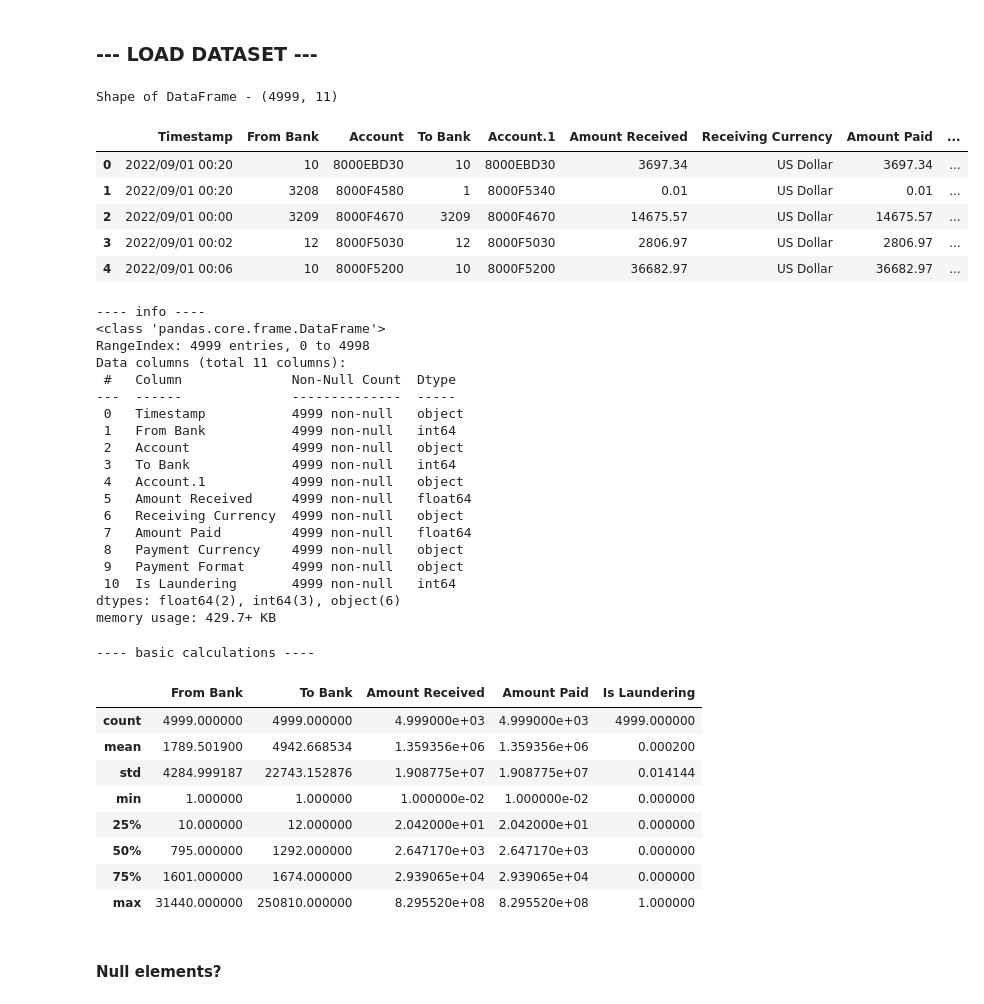
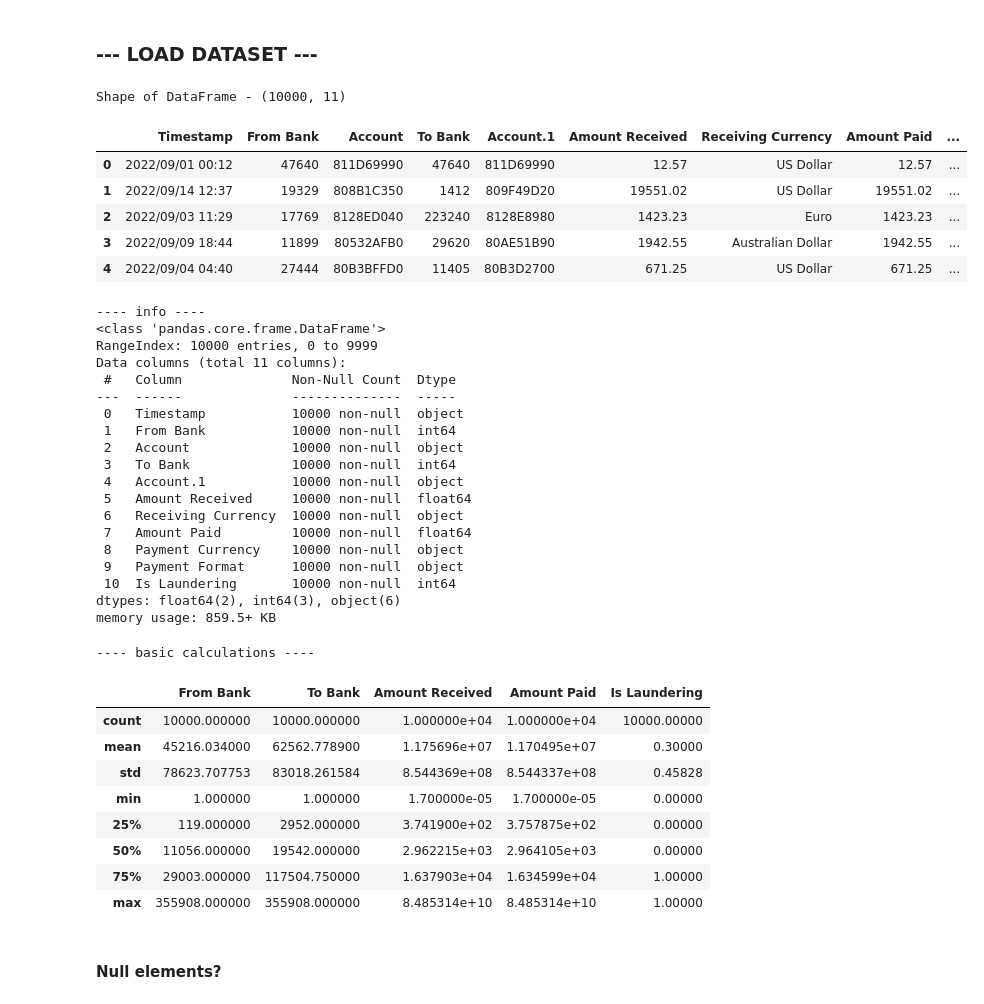
Before and after one commit to owhygithub/AML-fraud-detector, a Jupyter notebook: 1-graph.ipynb, the cells around one changed output. Cells and saved outputs as stored; diff of their text form; code cells hidden in the pictures.

```diff
--- a/1-graph.ipynb
+++ b/1-graph.ipynb
@@ -26,55 +26,55 @@ from functions import *
 # %% [markdown]
 ### --- LOAD DATASET ---
 # %%
-filename = "/Users/owhy/Documents/Datasets/HI-Small_Trans_3.csv"
+filename = "/Users/owhy/Documents/Datasets/HI-Small_Trans_balanced.csv"
 data = pd.read_csv(filename)
 print(f"Shape of DataFrame - {data.shape}")
 data.head()
 # %% [output]
-Shape of DataFrame - (4999, 11)
+Shape of DataFrame - (10000, 11)
 |  | Timestamp | From Bank | Account | To Bank | Account.1 | Amount Received | Receiving Currency | Amount Paid | ... |
-| 0 | 2022/09/01 00:20 | 10 | 8000EBD30 | 10 | 8000EBD30 | 3697.34 | US Dollar | 3697.34 | ... |
-| 1 | 2022/09/01 00:20 | 3208 | 8000F4580 | 1 | 8000F5340 | 0.01 | US Dollar | 0.01 | ... |
-| 2 | 2022/09/01 00:00 | 3209 | 8000F4670 | 3209 | 8000F4670 | 14675.57 | US Dollar | 14675.57 | ... |
-| 3 | 2022/09/01 00:02 | 12 | 8000F5030 | 12 | 8000F5030 | 2806.97 | US Dollar | 2806.97 | ... |
-| 4 | 2022/09/01 00:06 | 10 | 8000F5200 | 10 | 8000F5200 | 36682.97 | US Dollar | 36682.97 | ... |
+| 0 | 2022/09/01 00:12 | 47640 | 811D69990 | 47640 | 811D69990 | 12.57 | US Dollar | 12.57 | ... |
+| 1 | 2022/09/14 12:37 | 19329 | 808B1C350 | 1412 | 809F49D20 | 19551.02 | US Dollar | 19551.02 | ... |
+| 2 | 2022/09/03 11:29 | 17769 | 8128ED040 | 223240 | 8128E8980 | 1423.23 | Euro | 1423.23 | ... |
+| 3 | 2022/09/09 18:44 | 11899 | 80532AFB0 | 29620 | 80AE51B90 | 1942.55 | Australian Dollar | 1942.55 | ... |
+| 4 | 2022/09/04 04:40 | 27444 | 80B3BFFD0 | 11405 | 80B3D2700 | 671.25 | US Dollar | 671.25 | ... |
 # %%
 print("---- info ----")
 data.info()
 # %% [output]
 ---- info ----
 <class 'pandas.core.frame.DataFrame'>
-RangeIndex: 4999 entries, 0 to 4998
+RangeIndex: 10000 entries, 0 to 9999
 Data columns (total 11 columns):
  #   Column              Non-Null Count  Dtype
 ---  ------              --------------  -----
- 0   Timestamp           4999 non-null   object
- 1   From Bank           4999 non-null   int64
- 2   Account             4999 non-null   object
- 3   To Bank             4999 non-null   int64
- 4   Account.1           4999 non-null   object
- 5   Amount Received     4999 non-null   float64
- 6   Receiving Currency  4999 non-null   object
- 7   Amount Paid         4999 non-null   float64
- 8   Payment Currency    4999 non-null   object
- 9   Payment Format      4999 non-null   object
- 10  Is Laundering       4999 non-null   int64
+ 0   Timestamp           10000 non-null  object
+ 1   From Bank           10000 non-null  int64
+ 2   Account             10000 non-null  object
+ 3   To Bank             10000 non-null  int64
+ 4   Account.1           10000 non-null  object
+ 5   Amount Received     10000 non-null  float64
+ 6   Receiving Currency  10000 non-null  object
+ 7   Amount Paid         10000 non-null  float64
+ 8   Payment Currency    10000 non-null  object
+ 9   Payment Format      10000 non-null  object
+ 10  Is Laundering       10000 non-null  int64
 dtypes: float64(2), int64(3), object(6)
-memory usage: 429.7+ KB
+memory usage: 859.5+ KB
 # %%
 print("---- basic calculations ----")
 data.describe()
 # %% [output]
 ---- basic calculations ----
 |  | From Bank | To Bank | Amount Received | Amount Paid | Is Laundering |
-| count | 4999.000000 | 4999.000000 | 4.999000e+03 | 4.999000e+03 | 4999.000000 |
-| mean | 1789.501900 | 4942.668534 | 1.359356e+06 | 1.359356e+06 | 0.000200 |
-| std | 4284.999187 | 22743.152876 | 1.908775e+07 | 1.908775e+07 | 0.014144 |
-| min | 1.000000 | 1.000000 | 1.000000e-02 | 1.000000e-02 | 0.000000 |
-| 25% | 10.000000 | 12.000000 | 2.042000e+01 | 2.042000e+01 | 0.000000 |
-| 50% | 795.000000 | 1292.000000 | 2.647170e+03 | 2.647170e+03 | 0.000000 |
-| 75% | 1601.000000 | 1674.000000 | 2.939065e+04 | 2.939065e+04 | 0.000000 |
-| max | 31440.000000 | 250810.000000 | 8.295520e+08 | 8.295520e+08 | 1.000000 |
+| count | 10000.000000 | 10000.000000 | 1.000000e+04 | 1.000000e+04 | 10000.00000 |
+| mean | 45216.034000 | 62562.778900 | 1.175696e+07 | 1.170495e+07 | 0.30000 |
+| std | 78623.707753 | 83018.261584 | 8.544369e+08 | 8.544337e+08 | 0.45828 |
+| min | 1.000000 | 1.000000 | 1.700000e-05 | 1.700000e-05 | 0.00000 |
+| 25% | 119.000000 | 2952.000000 | 3.741900e+02 | 3.757875e+02 | 0.00000 |
+| 50% | 11056.000000 | 19542.000000 | 2.962215e+03 | 2.964105e+03 | 0.00000 |
+| 75% | 29003.000000 | 117504.750000 | 1.637903e+04 | 1.634599e+04 | 1.00000 |
+| max | 355908.000000 | 355908.000000 | 8.485314e+10 | 8.485314e+10 | 1.00000 |
 # %% [markdown]
 #### Null elements?
 # %%
```
Also changed, not shown: parts of 38 cells of this notebook, 4 other files.
